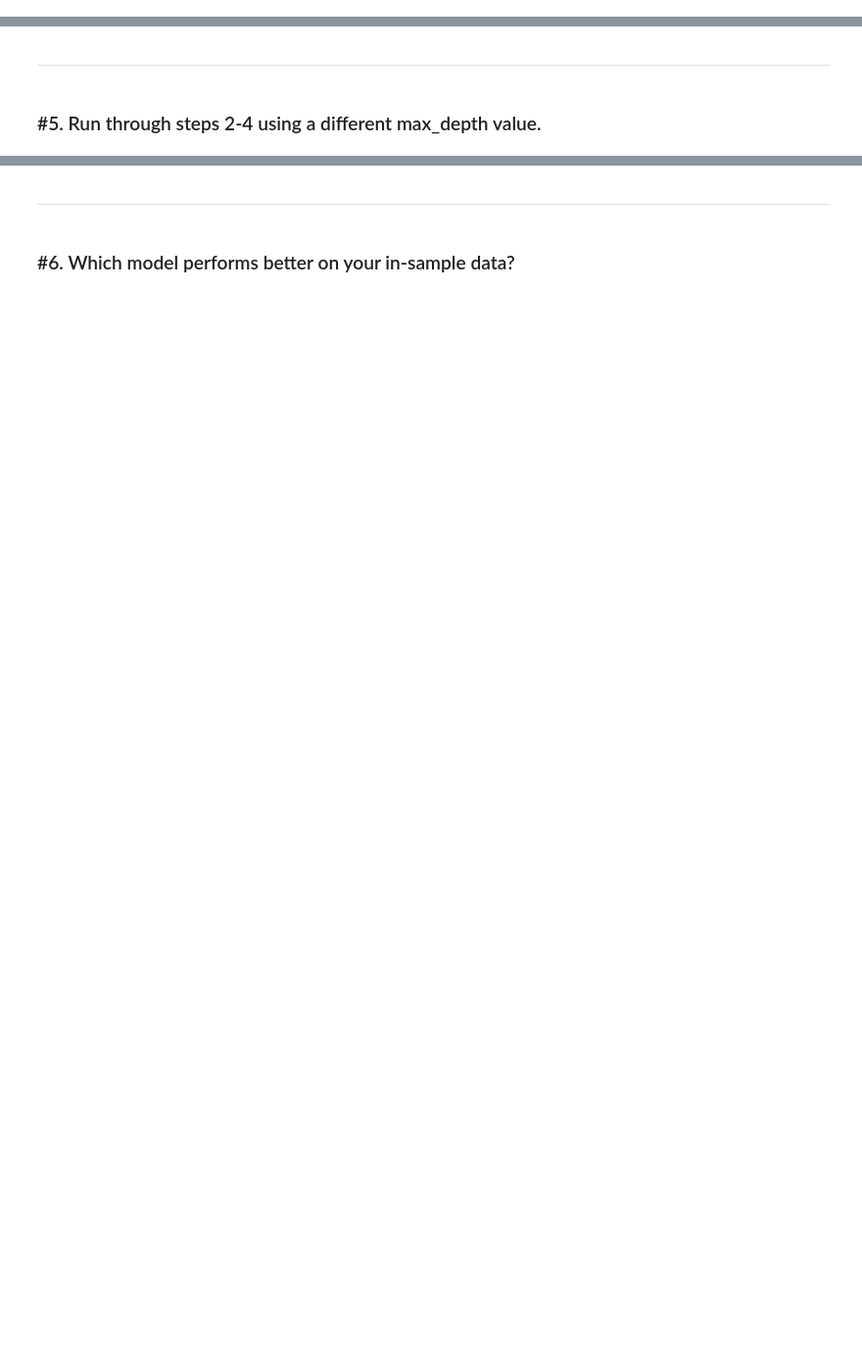
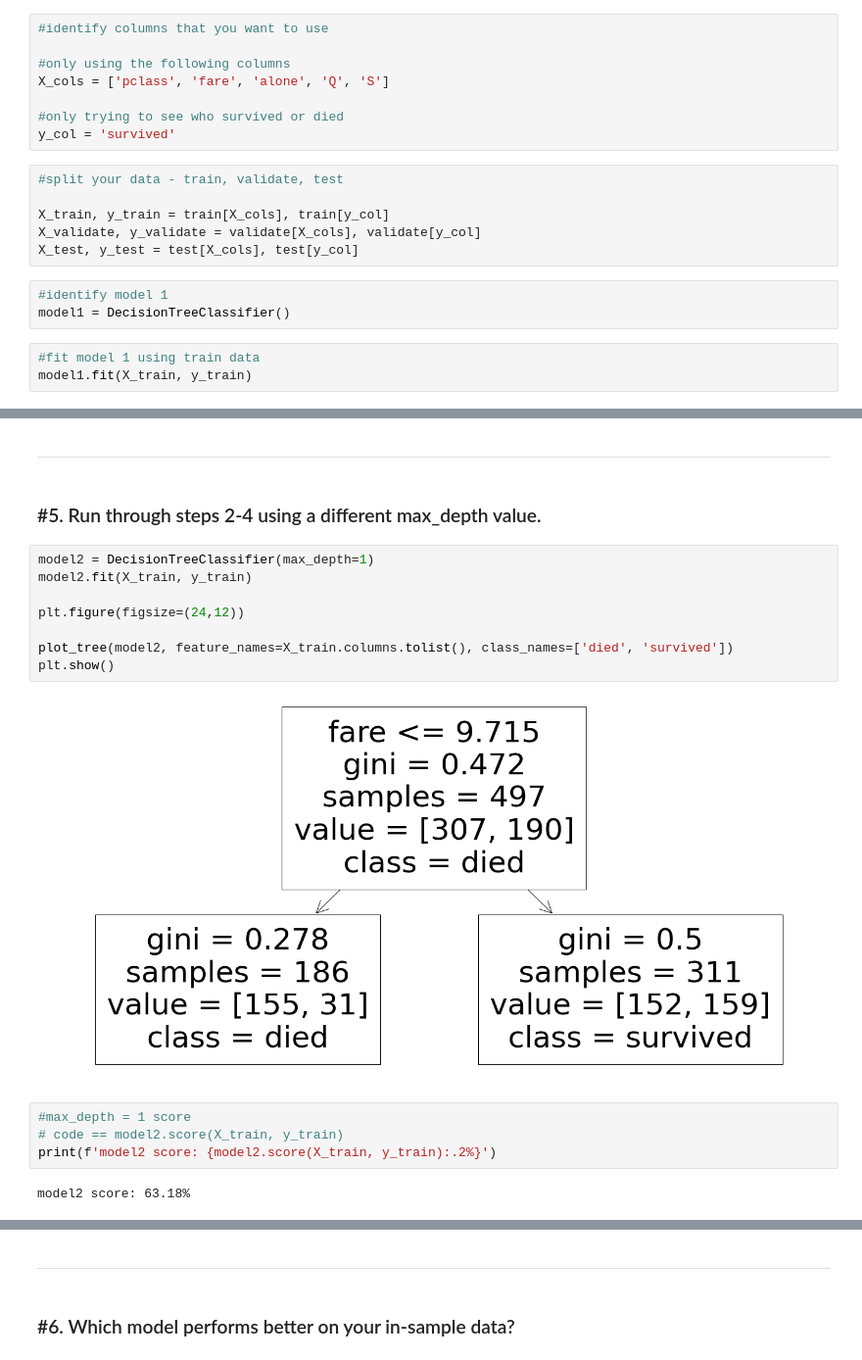
Before and after one commit to natasharivers/Classifications, a Jupyter notebook: model.ipynb, the cells around one changed output, grey strips where cells are left out. Shown at 98% size. Saved outputs shown, nothing was run; the diff lists cells and outputs as text; blank space fills up the shorter version.

Commit message:
decision tree exercises

```diff
--- a/model.ipynb
+++ b/model.ipynb
@@ -49,3 +69,23 @@ baseline accuracy = .617
 _________________________
 # %% [markdown]
 ### #2. Fit the decision tree classifier to your training sample and transform (i.e. make predictions on the training sample)
+# %%
+#identify columns that you want to use
+
+#only using the following columns
+X_cols = ['pclass', 'fare', 'alone', 'Q', 'S']
+
+#only trying to see who survived or died
+y_col = 'survived'
+# %%
+#split your data - train, validate, test
+
+X_train, y_train = train[X_cols], train[y_col]
+X_validate, y_validate = validate[X_cols], validate[y_col]
+X_test, y_test = test[X_cols], test[y_col]
+# %%
+#identify model 1
+model1 = DecisionTreeClassifier()
+# %%
+#fit model 1 using train data
+model1.fit(X_train, y_train)
@@ -61,3 +216,19 @@ __________________
 _________________________
 # %% [markdown]
 ### #5. Run through steps 2-4 using a different max_depth value.
+# %%
+model2 = DecisionTreeClassifier(max_depth=1)
+model2.fit(X_train, y_train)
+
+plt.figure(figsize=(24,12))
+
+plot_tree(model2, feature_names=X_train.columns.tolist(), class_names=['died', 'survived'])
+plt.show()
+# %% [output]
+[figure, added]
+# %%
+#max_depth = 1 score
+# code == model2.score(X_train, y_train)
+print(f'model2 score: {model2.score(X_train, y_train):.2%}')
+# %% [output]
+model2 score: 63.18%
```
Also changed, not shown: parts of 35 cells of this notebook.
